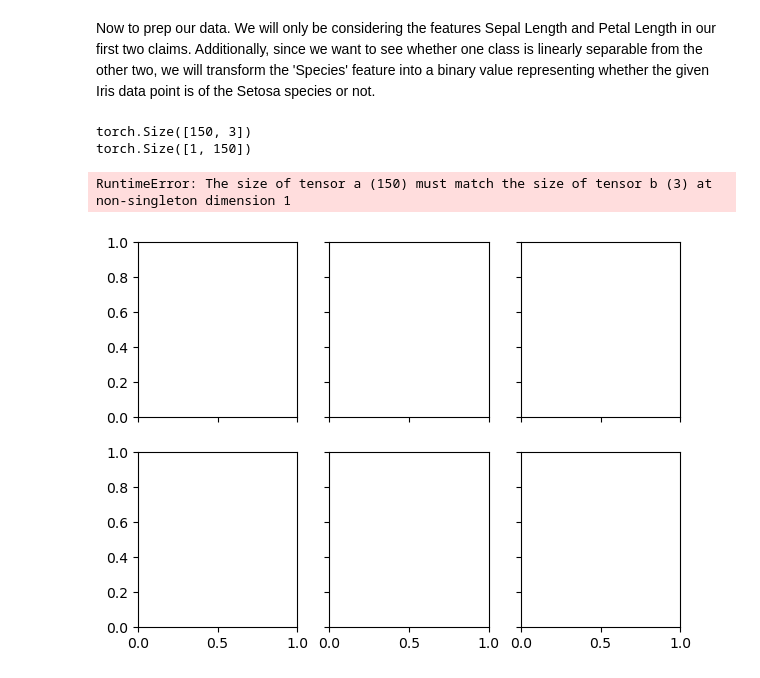
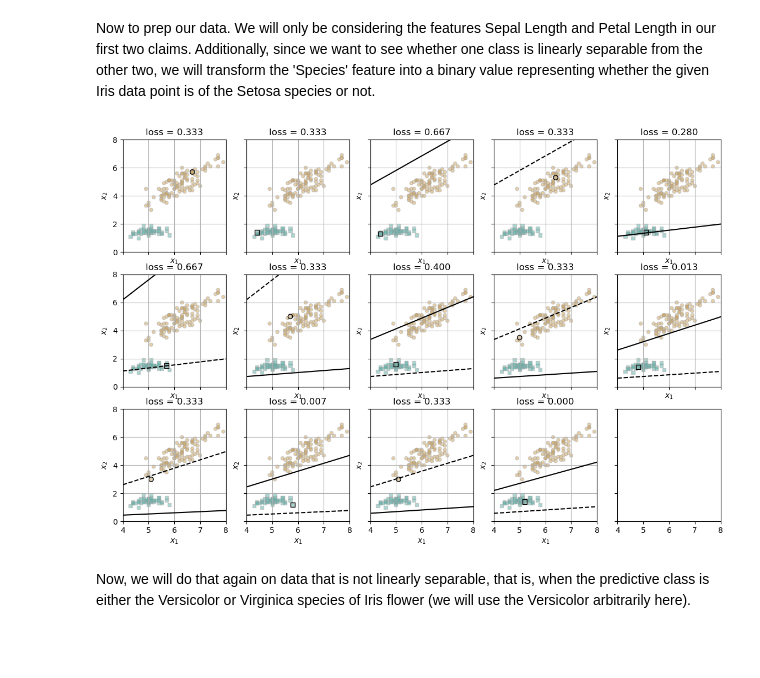
Before and after one commit to opfleet/opfleet.github.io, a Jupyter notebook: posts/PerceptronPost/index.ipynb, the cells around one changed output. Drawn from its saved outputs; the diff is of its cells as text; code cells hidden in the pictures; blank space fills up the shorter version.

```diff
--- a/posts/PerceptronPost/index.ipynb
+++ b/posts/PerceptronPost/index.ipynb
@@ -120,7 +125,9 @@ import matplotlib.pyplot as plt
 # %% [markdown]
 In the following visualization, we can see that the Setosa species of Iris flower is linearly separable from the other two species (Versicolor and Virginica), when looking at the features Sepal Length and Petal Length. We can also see that using these two features, that the Versicolor and Virginica species are not linearly separable from one another. Since we are only using two features, we can consider this data to be 2 dimensional. Thus, we will try to prove our first two claims using the Sepal Length and Petal Length features of this dataset.
 # %%
-plot1 = sns.scatterplot(data= df, x= 'SepalLengthCm', y= 'PetalLengthCm', hue= 'Species')
+fig, ax = plt.subplots(figsize=(8, 8))
+
+plot1 = sns.scatterplot(data= df, x= 'SepalLengthCm', y= 'PetalLengthCm', hue= 'Species', ax= ax)
 plot1.set(xlabel= 'Sepal Length (cm)', ylabel= 'Petal Length (cm)', title= "Sepal Length vs. Petal Length")
 plot1
 # %% [output]
@@ -134,88 +141,71 @@ x2 = torch.tensor(df['PetalLengthCm'].values)
 bias = torch.ones(x1.shape[0])
 X = torch.stack((x1, x2, bias), -1)
 
-species = df['Species'] == 'Iris-setosa'
-y = torch.from_numpy(species.values)
+species_setosa = df['Species'] == 'Iris-setosa'
+y = torch.from_numpy(species_setosa.values)
 
 X = X.type(torch.FloatTensor)
 y = y.type(torch.FloatTensor)
-y = y.unsqueeze(0)
 
 y = torch.where(y == 1.0, 1.0, -1.0)
 # %%
 def draw_line(w, x_min, x_max, ax, **kwargs):
     w_ = w.flatten()
-    x = torch.linspace(x_min, x_max, 101)
+    x = torch.linspace(x_min, x_max, 100)
     y = -(w_[0]*x + w_[2])/w_[1]
     l = ax.plot(x,y,**kwargs)
 # %%
+torch.manual_seed(2)
+
 # instantiate a model and an optimizer
 p = Perceptron()
 opt = PerceptronOptimizer(p)
 p.loss(X, y)
 
 # set up the figure
-plt.rcParams['figure.figsize'] = (7, 5)
-fig, axarr = plt.subplots(2, 3, sharex= True, sharey= True)
+plt.rcParams['figure.figsize'] = (14, 9)
+fig, axarr = plt.subplots(3, 5, sharex= True, sharey= True)
 markers = ['o', ',']
 marker_map = {-1 : 0, 1 : 1}
 
 current_ax = 0
 loss = 1.0
 max_iter = 1000
 
 # for keeping track of loss values
 loss_vec = []
 
-n = X.shape[0]
 curr_iter = 0
-
-print(X.shape)
-print(y.shape)
 
 while loss > 0.0 and curr_iter < max_iter: #if data is not linearly separable, terminates after 1000 iterations
 
     ax = axarr.ravel()[current_ax]
 
     # save old value of w for plotting
     old_w = torch.clone(p.w)
 
-    i, local_loss = opt.step(X, y)
+    # update step on random data point
+    rand_point = torch.randint(X.shape[0], size = (1,))
+    x_i = X[[rand_point],:]
+    y_i = y[rand_point]
+    local_loss = opt.step(x_i, y_i)
 
     # if change was made, plot old and new decision boundaries
         # adds new loss to loss_vec for plotting
     if local_loss > 0:
         plot_perceptron_data(X, y, ax)
-        draw_line(old_w, x_min = -1, x_max = 2, ax = ax, color = 'black', linestyle = 'dashed')
+        draw_line(old_w, x_min = 4, x_max = 8, ax = ax, color = 'black', linestyle = 'dashed')
         loss = p.loss(X, y).item()
         loss_vec.append(loss)
-        draw_line(p.w, x_min = -1, x_max = 2, ax = ax, color = 'black')
-        ax.scatter(X[i, 0], X[i, 1], color = 'black', facecolors = 'none', edgecolors = 'black', marker = markers[marker_map[y[i].item()]])
+        draw_line(torch.clone(p.w), x_min = 4, x_max = 8, ax = ax, color = 'black')
+        ax.scatter(X[rand_point, 0], X[rand_point, 1], color = 'black', facecolors = 'none', edgecolors = 'black', marker = markers[marker_map[y[rand_point].item()]])
         ax.set_title(f'loss = {loss:.3f}')
-        ax.set(xlim = (-1, 2), ylim = (-1, 2))
+        ax.set(xlim = (4, 8), ylim = (0, 8))
+        ax.grid(True)
         current_ax += 1
     curr_iter += 1
     plt.tight_layout
-
-    '''
-    # not part of the update: just for tracking our progress
-    loss = p.loss(X, y)
-    loss_vec.append(loss)
-
-    # pick a random data point
-    i = torch.randint(n, size = (1,))
-    x_i = X[[i],:]
-    y_i = y[i]
-
-
-    # perform a perceptron update using the random data point
-    opt.step(x_i, y_i)
-    curr_iter += 1
-    '''
-
-print(loss_vec)
 # %% [output]
-torch.Size([150, 3])
-torch.Size([1, 150])
-RuntimeError: The size of tensor a (150) must match the size of tensor b (3) at non-singleton dimension 1
-[figure, old version]
+[figure, new version]
+# %% [markdown]
+Now, we will do that again on data that is not linearly separable, that is, when the predictive class is either the Versicolor or Virginica species of Iris flower (we will use the Versicolor arbitrarily here).
```
Also changed, not shown: parts of 11 cells of this notebook, 1 other file.
